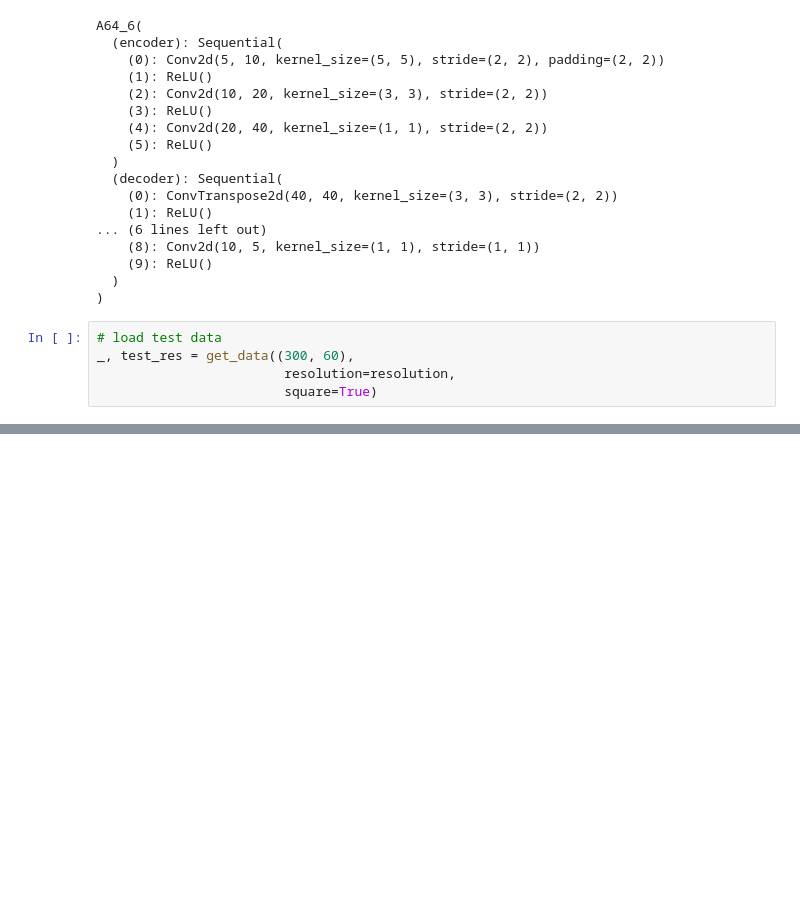
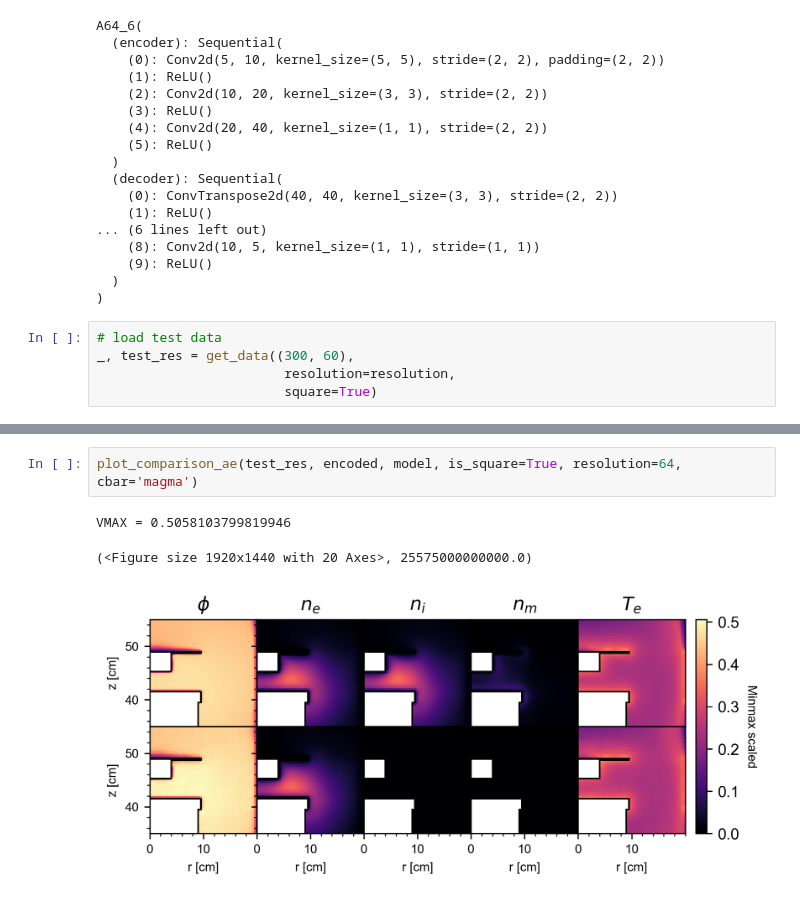
Before and after one commit to jarltc/2d-discharge-nn, a Jupyter notebook: torch/view_comparison.ipynb, the cells around one changed output, grey strips where cells are left out. Saved outputs shown, nothing was run; the diff lists cells and outputs as text; blank space fills up the shorter version.

```diff
--- a/torch/view_comparison.ipynb
+++ b/torch/view_comparison.ipynb
@@ -153,0 +219,6 @@ plt.imshow(decoded[0, 0, :64, :64], origin='lower')
+# %%
+plot_comparison_ae(test_res, encoded, model, is_square=True, resolution=64, cbar='magma')
+# %% [output]
+VMAX = 0.5058103799819946
+(<Figure size 1920x1440 with 20 Axes>, 25575000000000.0)
+[figure, added]
```
Also changed, not shown: parts of 13 cells of this notebook.
